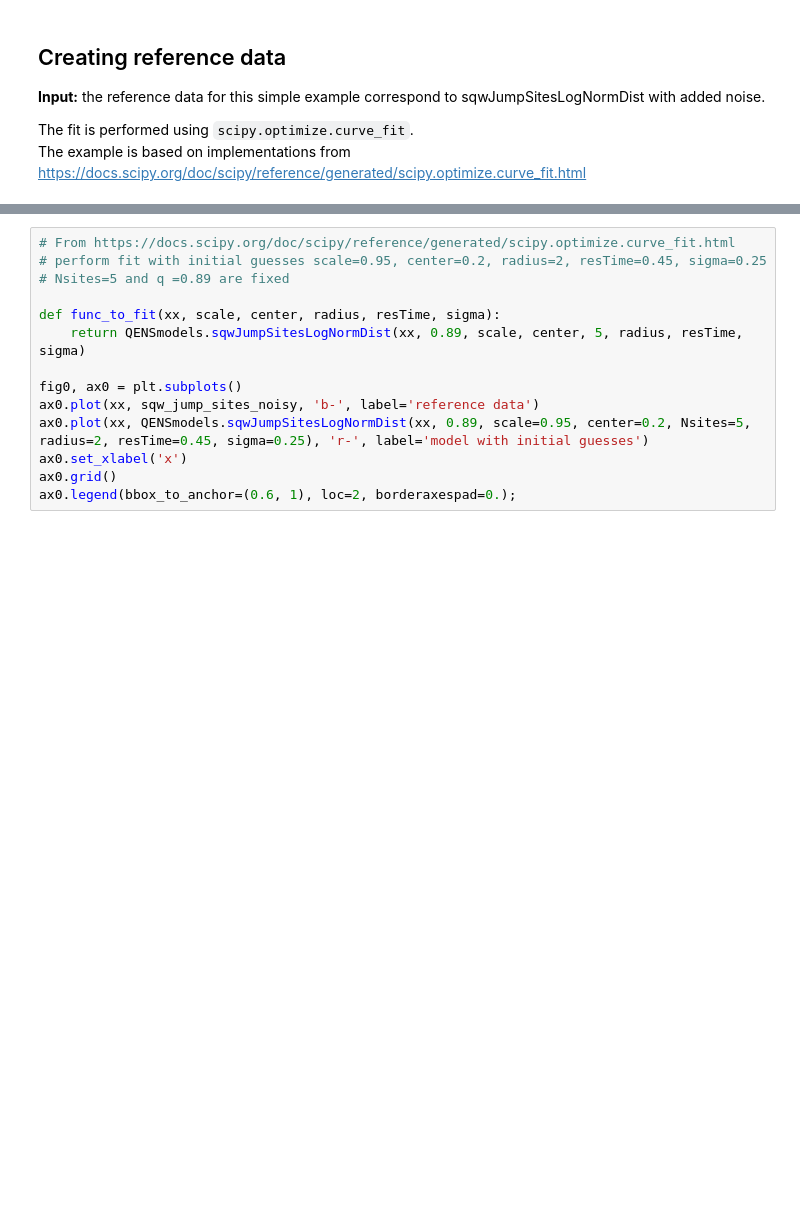
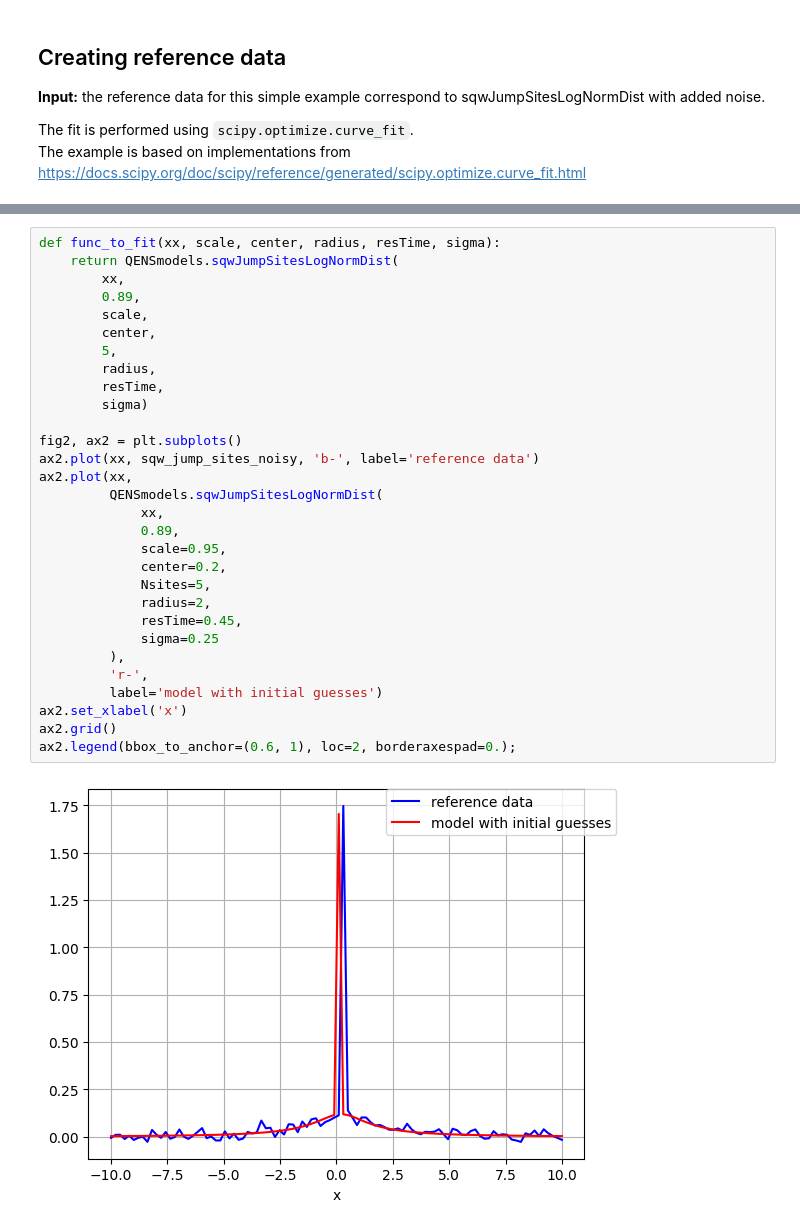
Before and after one commit to QENSlibrary/QENSmodels, a Jupyter notebook: docs/examples/scipy_JumpSitesLogNormDist_fit.ipynb, the cells around one changed output, grey strips where cells are left out. Cells and saved outputs as stored; diff of their text form; blank space fills up the shorter version.

```diff
--- a/docs/examples/scipy_JumpSitesLogNormDist_fit.ipynb
+++ b/docs/examples/scipy_JumpSitesLogNormDist_fit.ipynb
@@ -152,17 +174,35 @@ ax0.legend();
 # %%
-# From https://docs.scipy.org/doc/scipy/reference/generated/scipy.optimize.curve_fit.html
-# perform fit with initial guesses scale=0.95, center=0.2, radius=2, resTime=0.45, sigma=0.25
-# Nsites=5 and q =0.89 are fixed
+def func_to_fit(xx, scale, center, radius, resTime, sigma):
+    return QENSmodels.sqwJumpSitesLogNormDist(
+        xx,
+        0.89,
+        scale,
+        center,
+        5,
+        radius,
+        resTime,
+        sigma)
 
-def func_to_fit(xx, scale, center, radius, resTime, sigma):
-    return QENSmodels.sqwJumpSitesLogNormDist(xx, 0.89, scale, center, 5, radius, resTime, sigma)
-
-fig0, ax0 = plt.subplots()
-ax0.plot(xx, sqw_jump_sites_noisy, 'b-', label='reference data')
-ax0.plot(xx, QENSmodels.sqwJumpSitesLogNormDist(xx, 0.89, scale=0.95, center=0.2, Nsites=5, radius=2, resTime=0.45, sigma=0.25), 'r-', label='model with initial guesses')
-ax0.set_xlabel('x')
-ax0.grid()
-ax0.legend(bbox_to_anchor=(0.6, 1), loc=2, borderaxespad=0.);
+fig2, ax2 = plt.subplots()
+ax2.plot(xx, sqw_jump_sites_noisy, 'b-', label='reference data')
+ax2.plot(xx,
+         QENSmodels.sqwJumpSitesLogNormDist(
+             xx,
+             0.89,
+             scale=0.95,
+             center=0.2,
+             Nsites=5,
+             radius=2,
+             resTime=0.45,
+             sigma=0.25
+         ),
+         'r-',
+         label='model with initial guesses')
+ax2.set_xlabel('x')
+ax2.grid()
+ax2.legend(bbox_to_anchor=(0.6, 1), loc=2, borderaxespad=0.);
+# %% [output]
+[figure, added]
 # %%
 success_fit = True
 
```
Also changed, not shown: parts of 9 cells of this notebook, 17 other files.
